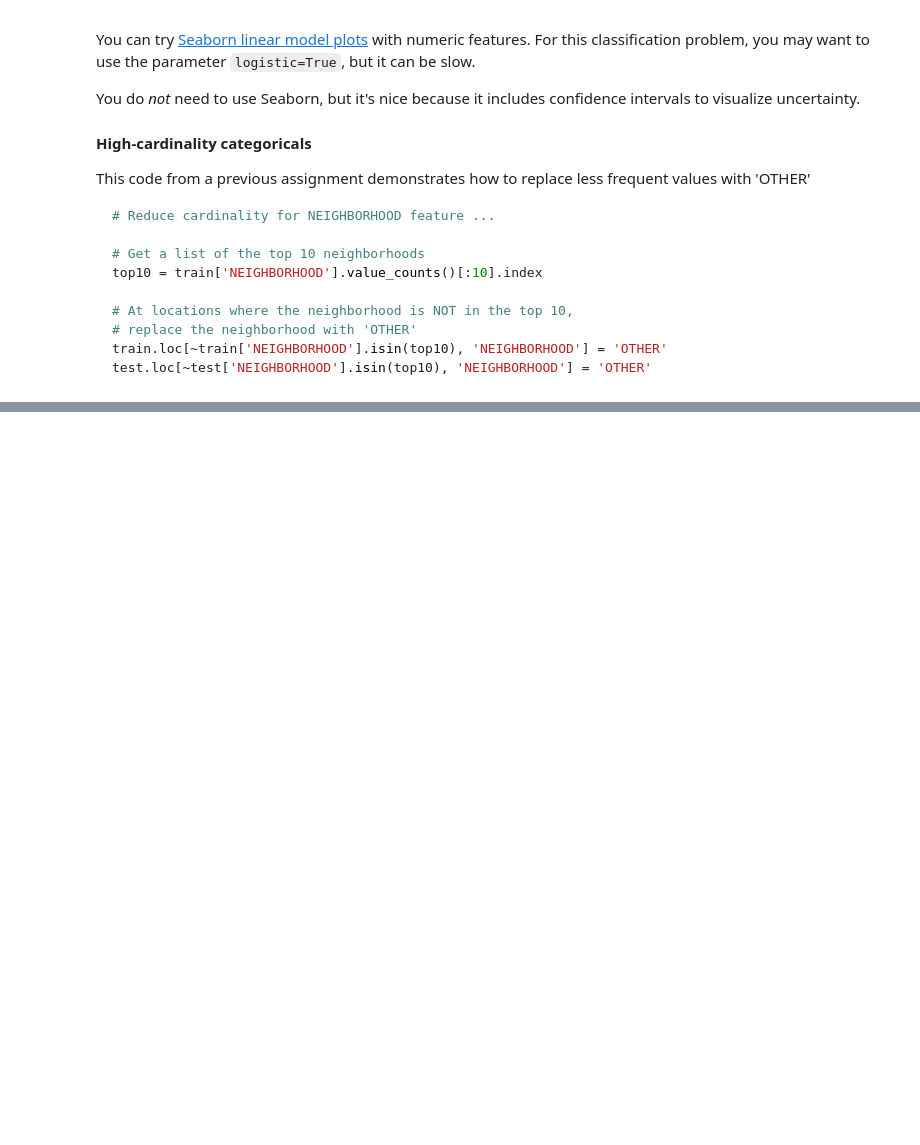
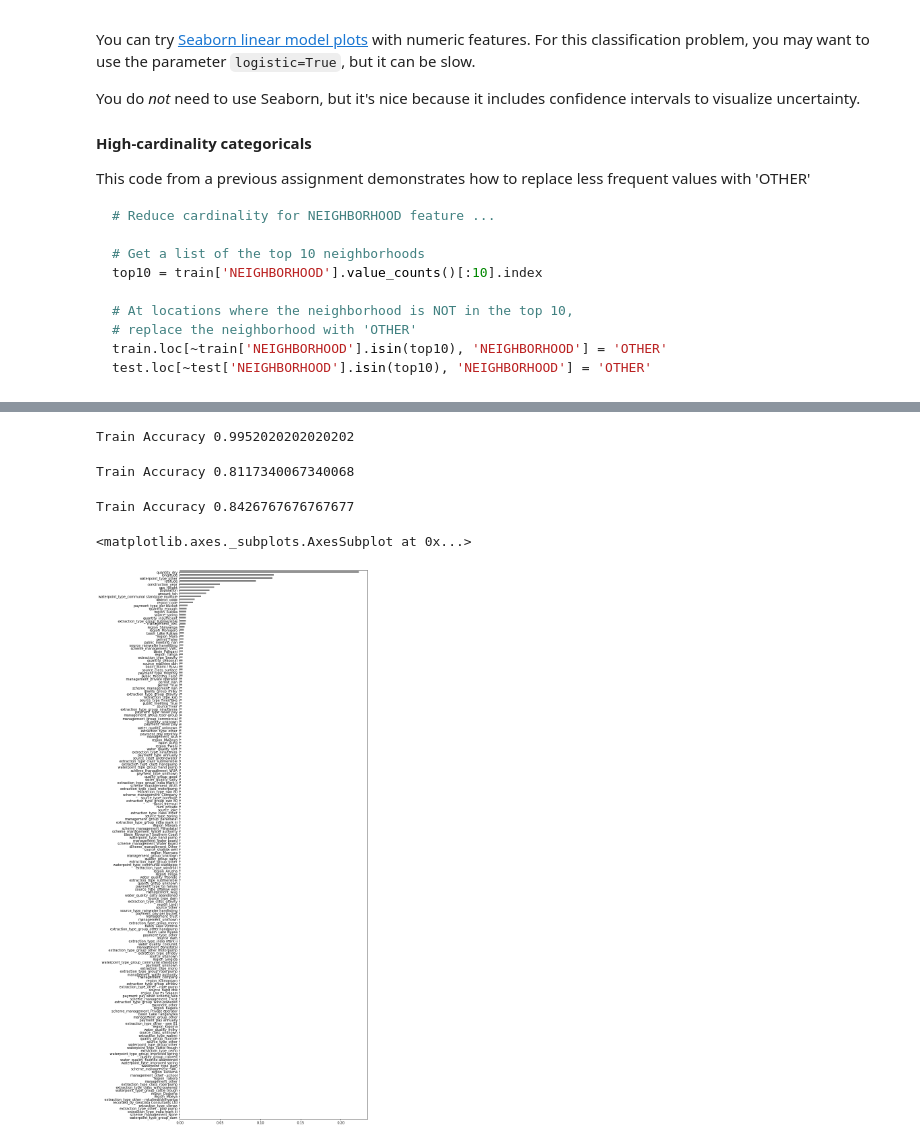
Before and after one commit to nikibhatt/DS-Unit-2-Kaggle-Challenge, a Jupyter notebook: module1/NB_LS_DS_221_assignment.ipynb, the cells around one changed output, grey strips where cells are left out. Drawn from its saved outputs; the diff is of its cells as text; code cells hidden in the pictures; blank space fills up the shorter version.

```diff
--- a/module1/NB_LS_DS_221_assignment.ipynb
+++ b/module1/NB_LS_DS_221_assignment.ipynb
@@ -113,0 +164,66 @@ train.shape, test.shape
+# %%
+X_train = train[features]
+y_train = train[target]
+X_test = test[features]
+# %%
+from sklearn.tree import DecisionTreeClassifier
+import category_encoders as ce
+from sklearn.impute import SimpleImputer
+from sklearn.linear_model import LogisticRegression
+from sklearn.pipeline import make_pipeline
+from sklearn.preprocessing import StandardScaler
+
+pipeline = make_pipeline(
+    ce.OneHotEncoder(use_cat_names=True),
+    SimpleImputer(strategy='mean'),
+    DecisionTreeClassifier(random_state=42)
+)
+
+# Fit on train
+pipeline.fit(X_train, y_train)
+
+# Score on train, val
+print('Train Accuracy', pipeline.score(X_train, y_train))
+
+# Predict on test
+y_pred = pipeline.predict(X_test)
+# %% [output]
+Train Accuracy 0.9952020202020202
+# %%
+#Reducing complexity of the tree - this time it comes at the cost of accuracy
+
+pipeline = make_pipeline(
+    ce.OneHotEncoder(use_cat_names=True),
+    SimpleImputer(strategy='mean'),
+    DecisionTreeClassifier(min_samples_leaf=20, random_state=42)
+)
+
+pipeline.fit(X_train, y_train)
+print('Train Accuracy', pipeline.score(X_train, y_train))
+# %% [output]
+Train Accuracy 0.8117340067340068
+# %%
+#Making the tree shorter - again it comes at the cost of accuracy
+
+pipeline = make_pipeline(
+    ce.OneHotEncoder(use_cat_names=True),
+    SimpleImputer(strategy='mean'),
+    DecisionTreeClassifier(max_depth=16, random_state=42)
+)
+
+pipeline.fit(X_train, y_train)
+print('Train Accuracy', pipeline.score(X_train, y_train))
+# %% [output]
+Train Accuracy 0.8426767676767677
+# %%
+import matplotlib.pyplot as plt
+
+model = pipeline.named_steps['decisiontreeclassifier']
+encoder = pipeline.named_steps['onehotencoder']
+encoded_columns = encoder.transform(X_test).columns
+importances = pd.Series(model.feature_importances_, encoded_columns)
+plt.figure(figsize=(10,30))
+importances.sort_values().plot.barh(color='grey')
+# %% [output]
+<matplotlib.axes._subplots.AxesSubplot at 0x...>
+[figure, added]
```
Also changed, not shown: parts of 6 cells of this notebook.
